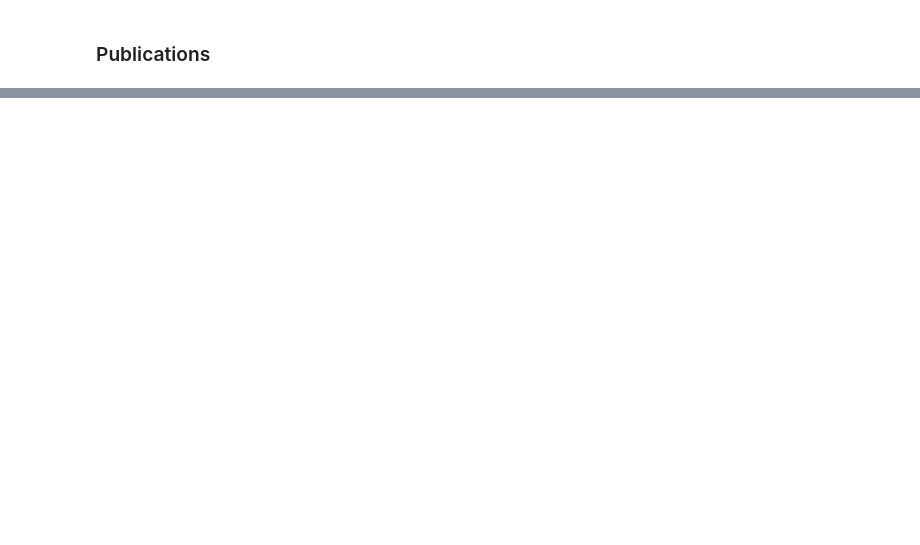
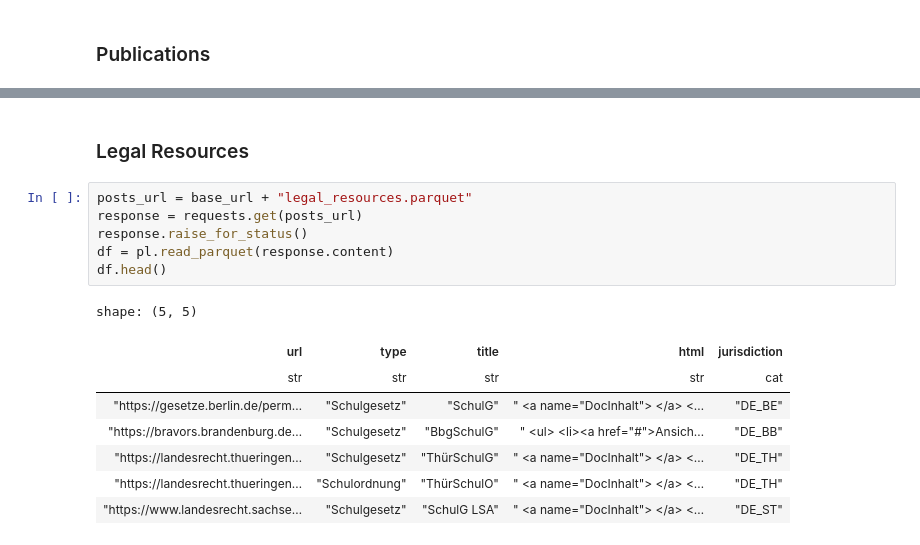
Before and after one commit to CorrelAid/schule-ein-interface-geben, a Jupyter notebook: exploration.ipynb, the cells around one changed output, grey strips where cells are left out. Saved outputs shown, nothing was run; the diff lists cells and outputs as text; blank space fills up the shorter version.

```diff
--- a/exploration.ipynb
+++ b/exploration.ipynb
@@ -254,0 +255,17 @@ shape: (14, 2)
+# %% [markdown]
+### Legal Resources
+# %%
+posts_url = base_url + "legal_resources.parquet"
+response = requests.get(posts_url)
+response.raise_for_status()
+df = pl.read_parquet(response.content)
+df.head()
+# %% [output]
+shape: (5, 5)
+| url | type | title | html | jurisdiction |
+| str | str | str | str | cat |
+| "https://gesetze.berlin.de/perm… | "Schulgesetz" | "SchulG" | " <a name="DocInhalt"> </a> <… | "DE_BE" |
+| "https://bravors.brandenburg.de… | "Schulgesetz" | "BbgSchulG" | " <ul> <li><a href="#">Ansich… | "DE_BB" |
+| "https://landesrecht.thueringen… | "Schulgesetz" | "ThürSchulG" | " <a name="DocInhalt"> </a> <… | "DE_TH" |
+| "https://landesrecht.thueringen… | "Schulordnung" | "ThürSchulO" | " <a name="DocInhalt"> </a> <… | "DE_TH" |
+| "https://www.landesrecht.sachse… | "Schulgesetz" | "SchulG LSA" | " <a name="DocInhalt"> </a> <… | "DE_ST" |
```
Also changed, not shown: parts of 15 cells of this notebook, 11 other files.
